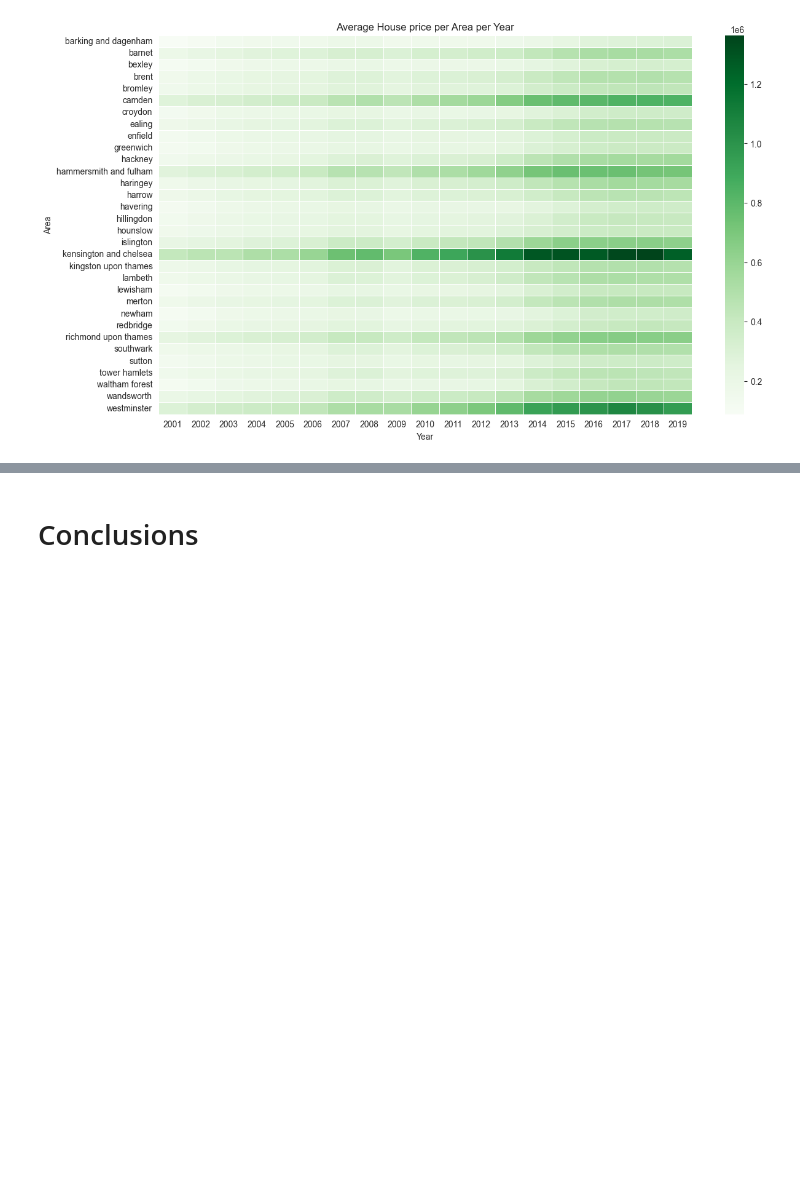
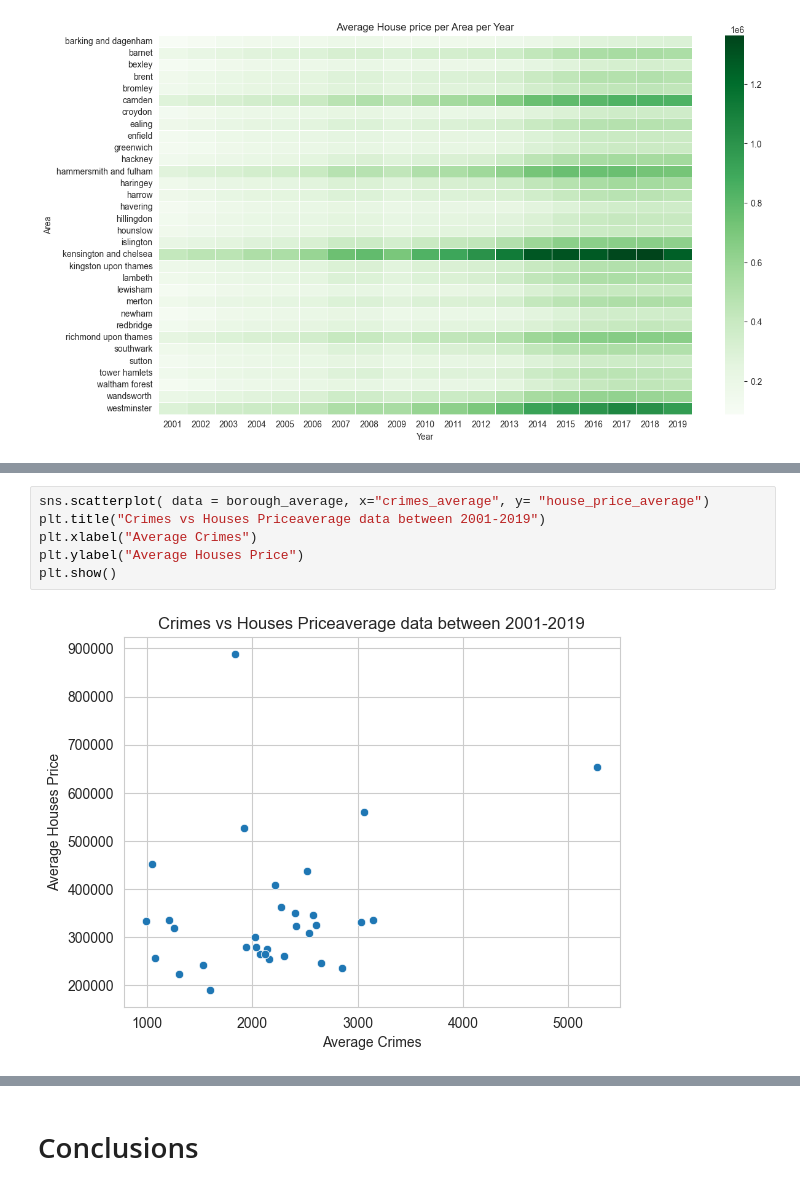
Before and after one commit to naqashb7/london_housing_analysis_project, a Jupyter notebook: jupyter_notebooks/Visualisations.ipynb, the cells around one changed output, grey strips where cells are left out. Drawn from its saved outputs; the diff is of its cells as text; blank space fills up the shorter version.

```diff
--- a/jupyter_notebooks/Visualisations.ipynb
+++ b/jupyter_notebooks/Visualisations.ipynb
@@ -187,0 +208,8 @@ plt.show()
+# %%
+sns.scatterplot( data = borough_average, x="crimes_average", y= "house_price_average")
+plt.title("Crimes vs Houses Priceaverage data between 2001-2019")
+plt.xlabel("Average Crimes")
+plt.ylabel("Average Houses Price")
+plt.show()
+# %% [output]
+[figure, added]
```
Also changed, not shown: parts of 26 cells of this notebook, 3 other files.
